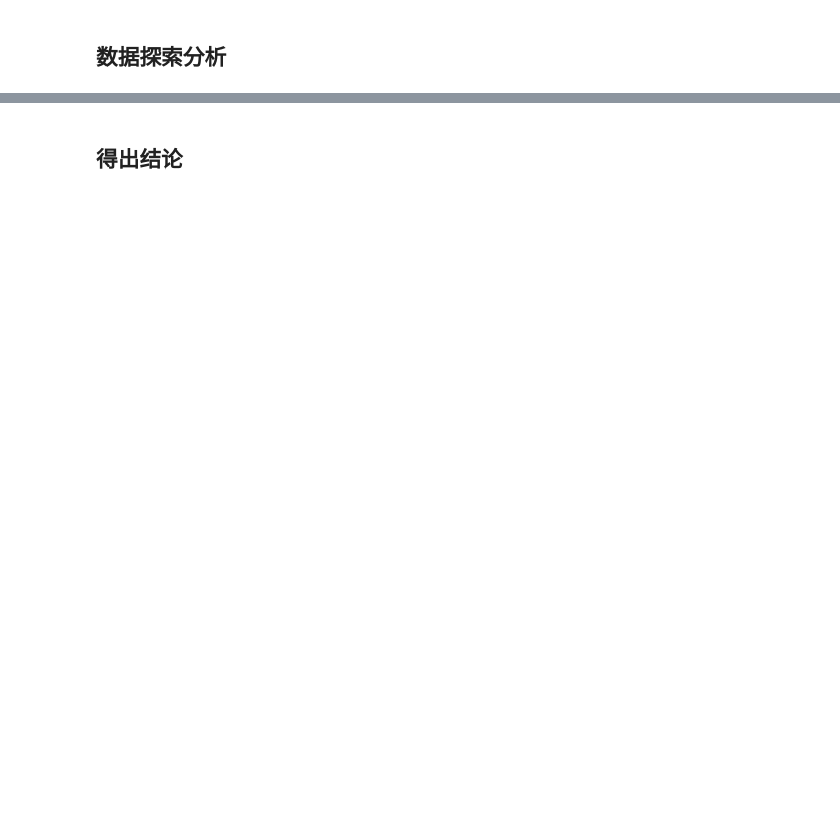
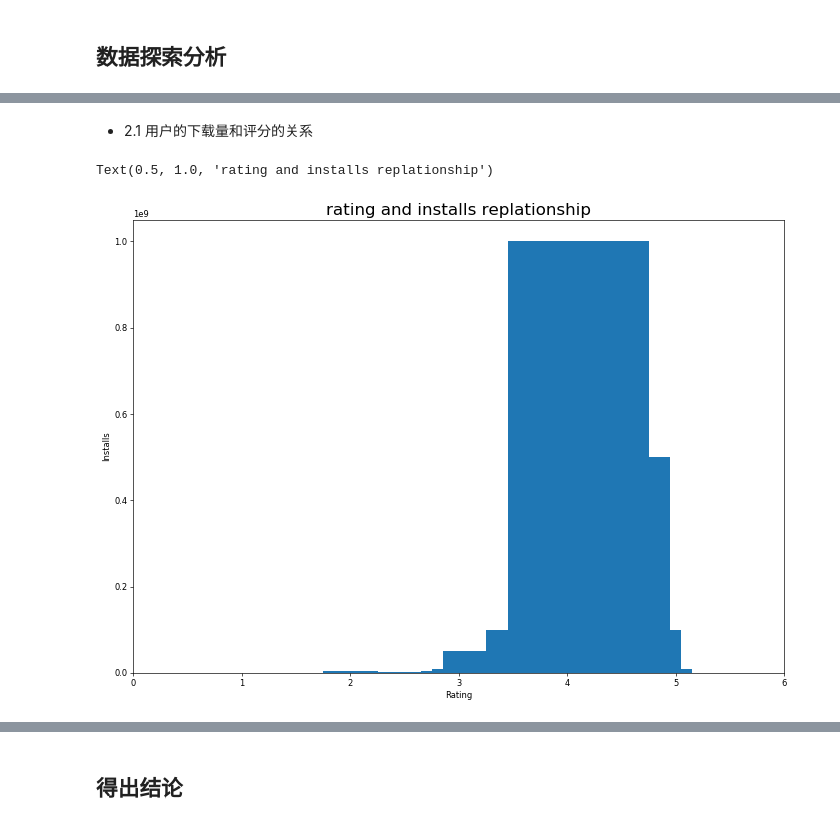
Before and after one commit to PeirongAn/DataScience, a Jupyter notebook: solutions/Google_Play_Store_Analysis.ipynb, the cells around one changed output, grey strips where cells are left out. Cells and saved outputs as stored; diff of their text form; code cells hidden in the pictures; blank space fills up the shorter version.

```diff
--- a/solutions/Google_Play_Store_Analysis.ipynb
+++ b/solutions/Google_Play_Store_Analysis.ipynb
@@ -281,0 +247,12 @@ df['Content Rating'].value_counts()[['Teen','Mature 17+','Everyone 10+','Adults
+# %% [markdown]
+- 2.1 用户的下载量和评分的关系
+# %%
+plt.figure(figsize=(14,10), dpi= 60)
+plt.bar(df.rating, df.installs,width=.5)
+plt.xlabel("Rating")
+plt.ylabel("Installs")
+plt.xlim(0, 6)
+plt.title('rating and installs replationship', fontdict={'size':20})
+# %% [output]
+Text(0.5, 1.0, 'rating and installs replationship')
+[figure, added]
```
Also changed, not shown: parts of 62 cells of this notebook.
